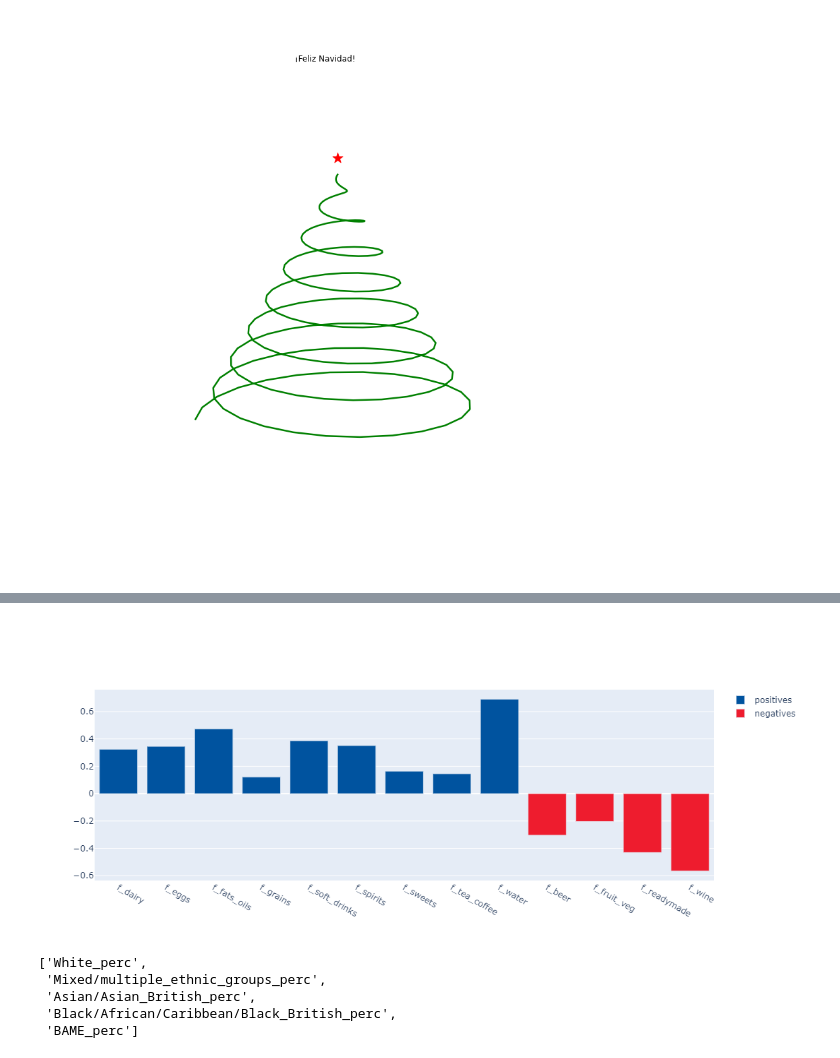
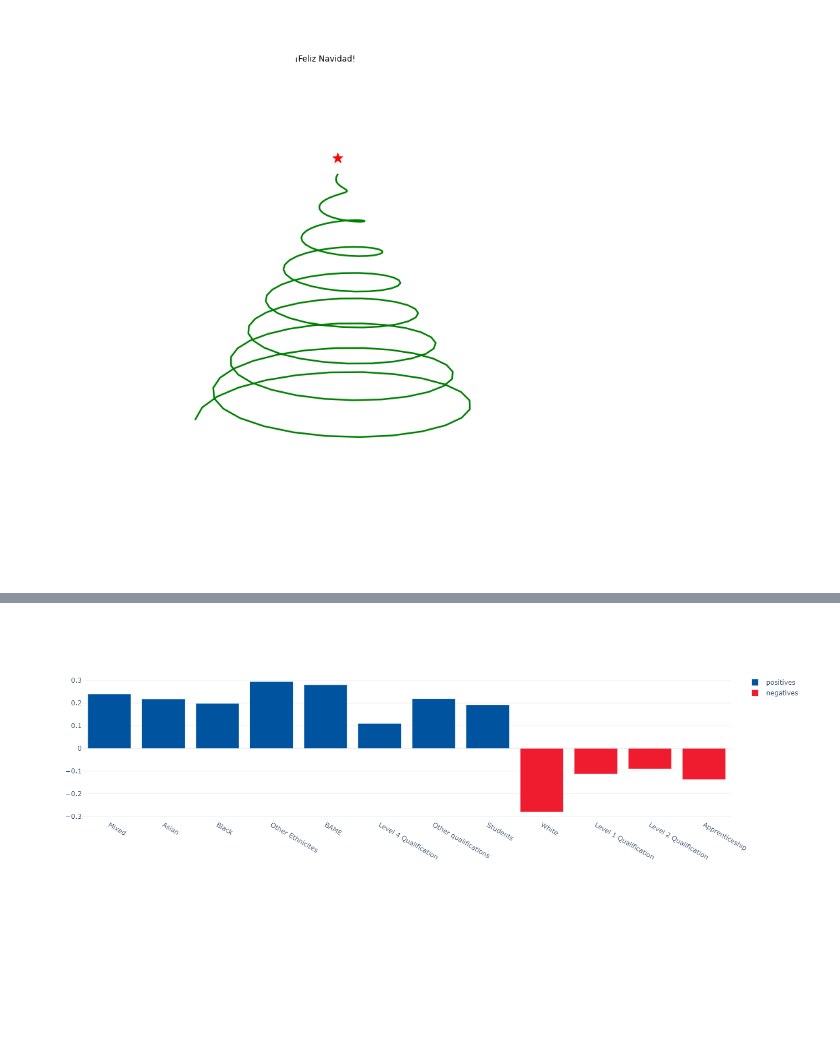
Before and after one commit to epfl-ada/ada-2020-project-milestone-p3-p3_binging_with_babbage, a Jupyter notebook: Project.ipynb, the cells around one changed output, grey strips where cells are left out. Saved outputs shown, nothing was run; the diff lists cells and outputs as text; code cells hidden in the pictures; blank space fills up the shorter version.

Commit message:
Added London Store Crawler and some further Plots. Addionally new Factory features

```diff
--- a/Project.ipynb
+++ b/Project.ipynb
@@ -51,11 +440,11 @@ def pipeline_factory(scaler, model, x_train, y_train):
 #### Defining a few interesing Slices for the DF to use
 # %%
 nutrients   = ["energy_fat", "energy_saturate", "energy_sugar", "energy_protein","energy_carb","energy_fibre", "energy_alcohol"]
-ethnicities = ["White_perc","Mixed/multiple_ethnic_groups_perc","Asian/Asian_British_perc","Black/African/Caribbean/Black_British_perc","BAME_perc"]
-religions = ['Christian_perc','Buddhist_perc','Hindu_perc','Jewish_perc','Muslim_perc','Sikh_perc','No_religion_perc','Other_religion_perc']
-products = ["f_beer","f_dairy","f_eggs","f_fats_oils","f_fish","f_fruit_veg","f_grains","f_meat_red","f_poultry","f_readymade","f_sauces","f_soft_drinks","f_spirits","f_sweets","f_tea_coffee","f_water","f_wine"]
-education = ["No_qualifications","Edu:Level_1_qualifications","Edu:Level_2_qualifications","Edu:Apprenticeship_","Edu:Level_3_qualifications","Edu:Level_4_qualificationsand_above_","Edu:Other_qualifications"]
-months = ["Jan", "Feb", "Mar", "Apr", "May", "Jun", "Jul", "Aug", "Sep", "Oct", "Nov", "Dec"]
+ethnicities = ["perc_ethnicity_white_2011","perc_ethnicity_mixed_2011","perc_ethnicity_asian_2011","perc_ethnicity_black_2011","perc_ethnicity_other_2011","perc_ethnicity_bame_2011"]
+religions   = ["perc_religion_christian_2011","perc_religion_buddhist_2011","perc_religion_hindu_2011","perc_religion_jewish_2011","perc_religion_muslim_2011","perc_religion_sikh_2011","perc_religion_other_religion_2011","perc_religion_no_religion_2011"]
+products    = ["f_beer","f_dairy","f_eggs","f_fats_oils","f_fish","f_fruit_veg","f_grains","f_meat_red","f_poultry","f_readymade","f_sauces","f_soft_drinks","f_spirits","f_sweets","f_tea_coffee","f_water","f_wine"]
+education   = ["qualification_no_qualification_2011","qualification_level_1_2011","qualification_level_2_2011","qualification_apprenticeship_2011","qualification_level_3_2011","qualification_level_4_2011","qualification_other_qualifications_2011","qualification_students_2011"]
+months      = ["Jan", "Feb", "Mar", "Apr", "May", "Jun", "Jul", "Aug", "Sep", "Oct", "Nov", "Dec"]
 # %%
 color_tesco_red = '#EE1C2E'
 color_tesco_blue = '#00539F'
@@ -900,17 +1199,17 @@ TypeError: Parameters to generic types must be types. Got <module 'PyARMViz.Rule
 # %%
-with sns.axes_style("white"):
+correl = [(group, stats.spearmanr(a = msoa_combined_year["representativeness_norm"], b = msoa_combined_year[group]).correlation) for group in (["annual_median_income_2011"] + ethnicities + education) if stats.spearmanr(a = msoa_combined_year["representativeness_norm"], b = msoa_combined_year[group]).pvalue < 0.05]
 
-    correl = [(nutr, stats.spearmanr(a = msoa_combined_year[eth], b = msoa_combined_year[nutr]).correlation) for nutr in products if stats.spearmanr(a = msoa_combined_year[eth], b = msoa_combined_year[nutr]).pvalue < 0.05]
-
-    fig = go.Figure()
-    fig.add_trace(go.Bar(x=[c[0] for c in correl if c[1] >= 0], y=[c[1] for c in correl if c[1] >= 0],
+fig = go.Figure()
+fig.add_trace(go.Bar(x=[label_processor(c[0]) for c in correl if c[1] >= 0], y=[c[1] for c in correl if c[1] >= 0],
                     marker_color= color_tesco_blue,
                     name='positives'))
 
-    fig.add_trace(go.Bar(x=[c[0] for c in correl if c[1] < 0], y=[c[1] for c in correl if c[1] < 0],
+fig.add_trace(go.Bar(x=[label_processor(c[0]) for c in correl if c[1] < 0], y=[c[1] for c in correl if c[1] < 0],
                     marker_color= color_tesco_red,
                     name='negatives'))
-    fig.show()
-    fig.write_html("../fierceeagle.github.io/_includes/Correlation_Product_White.html")
+
+fig.update_layout(template = "plotly_white")
+fig.show()
+fig.write_html("../fierceeagle.github.io/_includes/Correlation_Representativness_Norm_White.html")
 # %% [output]
-[figure, old version]
+[figure, new version]
@@ -921,8 +1215,0 @@ for eth in ["White_perc", "BAME_perc"]:
-# %%
-ethnicities
-# %% [output]
-['White_perc',
- 'Mixed/multiple_ethnic_groups_perc',
- 'Asian/Asian_British_perc',
- 'Black/African/Caribbean/Black_British_perc',
- 'BAME_perc']
```
Also changed, not shown: parts of 55 cells of this notebook, 10 other files.
